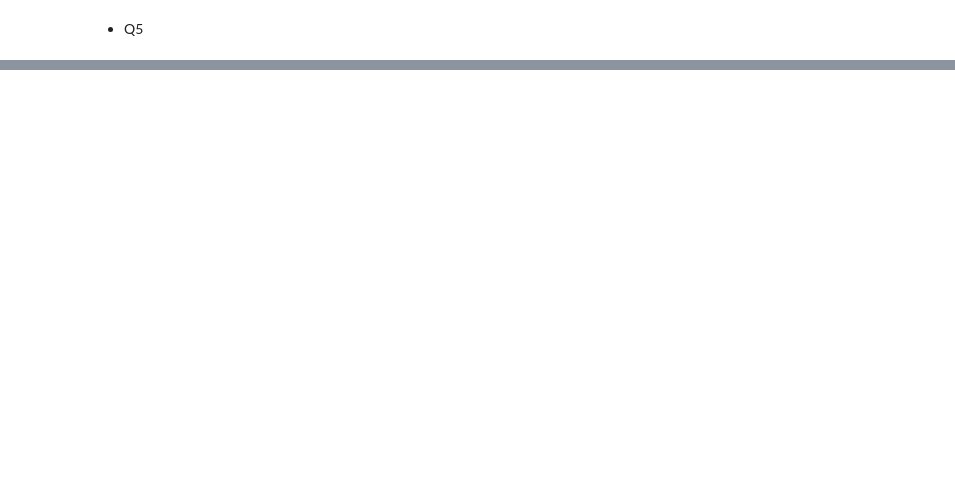
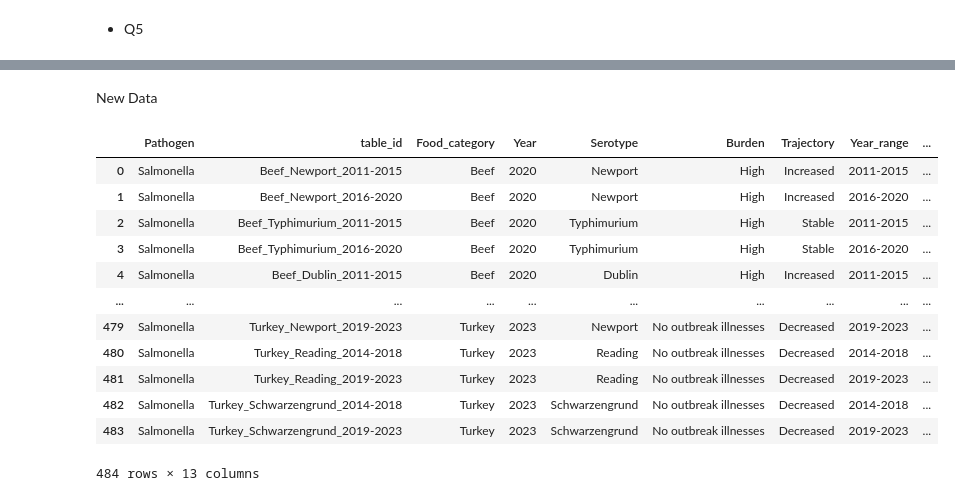
Before and after one commit to GooseCorpse21/Be_Informed, a Jupyter notebook: notebook/data_peaking.ipynb, the cells around one changed output, grey strips where cells are left out. Drawn from its saved outputs; the diff is of its cells as text; code cells hidden in the pictures; blank space fills up the shorter version.

```diff
--- a/notebook/data_peaking.ipynb
+++ b/notebook/data_peaking.ipynb
@@ -232,3 +201,7 @@ additives
 | 782 | 2024-02-23 | Alipotec King | Alipotec Raiz de Tejocote | Food & Beverages | Product contains yellow oleander,... | Backstage Center | ... |
 | 844 | 2024-04-04 | Green ELV Nutrition | Elv Control Herbal Supplement | Food & Beverages | Product contains yellow oleander. | World Green Nutrition, Inc. | ... |
 | 1075 | 2024-01-12 | ELV Alipotec | Mexican Tejocte Root Supplement | Food & Beverages | Product contains yellow oleander. | World Green Nutrition, Inc. | ... |
+# %% [markdown]
+New Data
+# %%
+cause_effect = pd.read_csv('../data/cause_effect.csv')
@@ -234,0 +212,16 @@ additives
+# %%
+cause_effect
+# %% [output]
+|  | Pathogen | table_id | Food_category | Year | Serotype | Burden | Trajectory | Year_range | ... |
+| 0 | Salmonella | Beef_Newport_2011-2015 | Beef | 2020 | Newport | High | Increased | 2011-2015 | ... |
+| 1 | Salmonella | Beef_Newport_2016-2020 | Beef | 2020 | Newport | High | Increased | 2016-2020 | ... |
+| 2 | Salmonella | Beef_Typhimurium_2011-2015 | Beef | 2020 | Typhimurium | High | Stable | 2011-2015 | ... |
+| 3 | Salmonella | Beef_Typhimurium_2016-2020 | Beef | 2020 | Typhimurium | High | Stable | 2016-2020 | ... |
+| 4 | Salmonella | Beef_Dublin_2011-2015 | Beef | 2020 | Dublin | High | Increased | 2011-2015 | ... |
+| ... | ... | ... | ... | ... | ... | ... | ... | ... | ... |
+| 479 | Salmonella | Turkey_Newport_2019-2023 | Turkey | 2023 | Newport | No outbreak illnesses | Decreased | 2019-2023 | ... |
+| 480 | Salmonella | Turkey_Reading_2014-2018 | Turkey | 2023 | Reading | No outbreak illnesses | Decreased | 2014-2018 | ... |
+| 481 | Salmonella | Turkey_Reading_2019-2023 | Turkey | 2023 | Reading | No outbreak illnesses | Decreased | 2019-2023 | ... |
+| 482 | Salmonella | Turkey_Schwarzengrund_2014-2018 | Turkey | 2023 | Schwarzengrund | No outbreak illnesses | Decreased | 2014-2018 | ... |
+| 483 | Salmonella | Turkey_Schwarzengrund_2019-2023 | Turkey | 2023 | Schwarzengrund | No outbreak illnesses | Decreased | 2019-2023 | ... |
+484 rows × 13 columns
```
Also changed, not shown: parts of 10 cells of this notebook, 2 other files.
